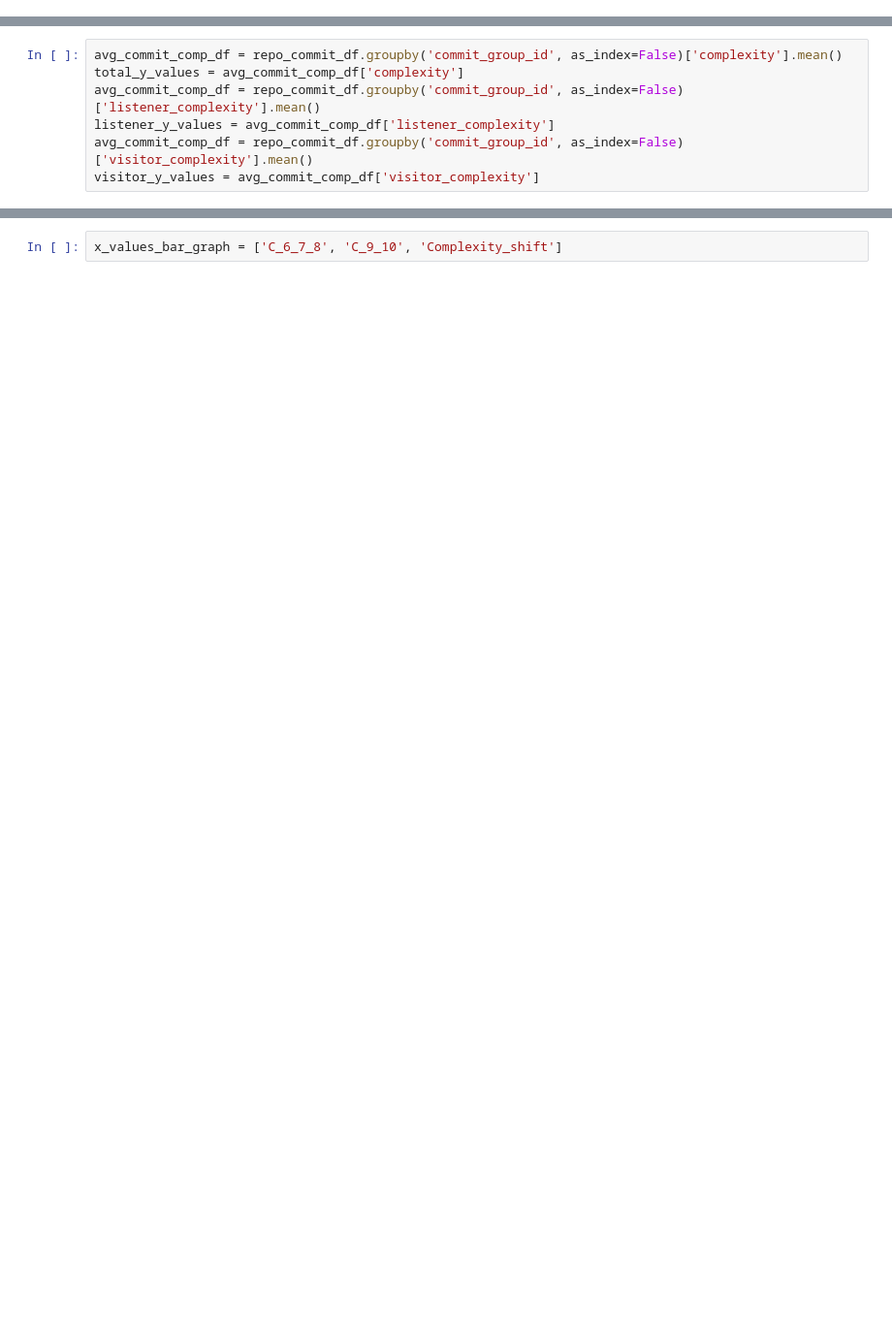
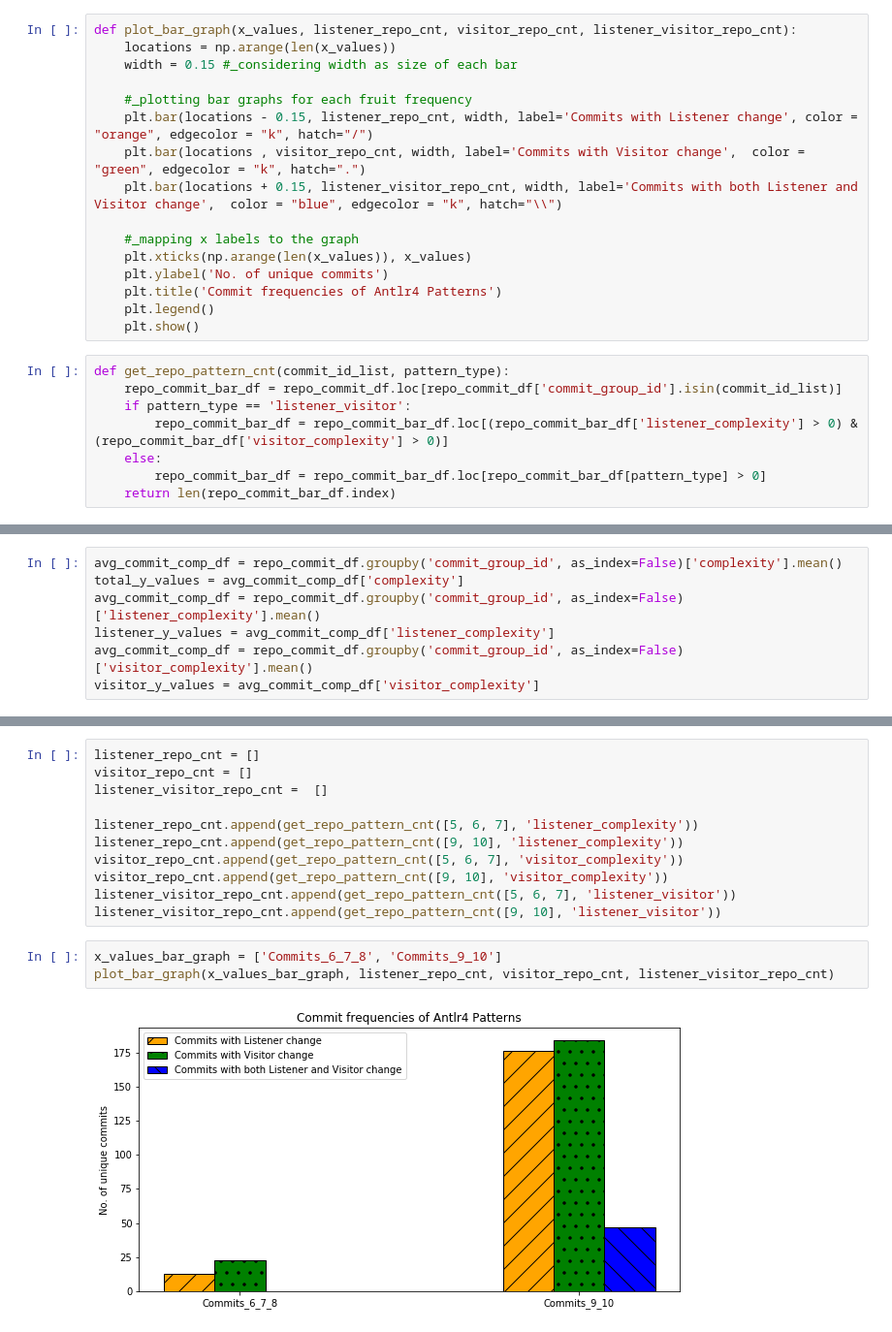
Before and after one commit to praveengadiyaram369/Antlr_Java_Repository_Miner, a Jupyter notebook: AnalyzingCommitHistories.ipynb, the cells around one changed output, grey strips where cells are left out. Shown at 97% size. Saved outputs shown, nothing was run; the diff lists cells and outputs as text; blank space fills up the shorter version.

Commit message:
adding changes for bar graph plot with commit changes

```diff
--- a/AnalyzingCommitHistories.ipynb
+++ b/AnalyzingCommitHistories.ipynb
@@ -20,6 +20,30 @@ def plot_line_graph(x_values, total_y_values, listener_y_values, visitor_y_value
     plt.title(title)
     plt.legend(loc="upper left")
     plt.show()
+# %%
+def plot_bar_graph(x_values, listener_repo_cnt, visitor_repo_cnt, listener_visitor_repo_cnt):
+    locations = np.arange(len(x_values))
+    width = 0.15 #_considering width as size of each bar
+
+    #_plotting bar graphs for each fruit frequency
+    plt.bar(locations - 0.15, listener_repo_cnt, width, label='Commits with Listener change', color = "orange", edgecolor = "k", hatch="/")
+    plt.bar(locations , visitor_repo_cnt, width, label='Commits with Visitor change',  color = "green", edgecolor = "k", hatch=".")
+    plt.bar(locations + 0.15, listener_visitor_repo_cnt, width, label='Commits with both Listener and Visitor change',  color = "blue", edgecolor = "k", hatch="\\")
+
+    #_mapping x labels to the graph
+    plt.xticks(np.arange(len(x_values)), x_values)
+    plt.ylabel('No. of unique commits')
+    plt.title('Commit frequencies of Antlr4 Patterns')
+    plt.legend()
+    plt.show()
+# %%
+def get_repo_pattern_cnt(commit_id_list, pattern_type):
+    repo_commit_bar_df = repo_commit_df.loc[repo_commit_df['commit_group_id'].isin(commit_id_list)]
+    if pattern_type == 'listener_visitor':
+        repo_commit_bar_df = repo_commit_bar_df.loc[(repo_commit_bar_df['listener_complexity'] > 0) & (repo_commit_bar_df['visitor_complexity'] > 0)]
+    else:
+        repo_commit_bar_df = repo_commit_bar_df.loc[repo_commit_bar_df[pattern_type] > 0]
+    return len(repo_commit_bar_df.index)
 # %%
 def get_commit_compleity_data(repo_id, commit):
     listener_complexity = 0
@@ -126,2 +150,16 @@ plot_line_graph(x_values, total_y_values, listener_y_values, visitor_y_values, "
-# %%
-x_values_bar_graph = ['C_6_7_8', 'C_9_10', 'Complexity_shift']
+# %%
+listener_repo_cnt = []
+visitor_repo_cnt = []
+listener_visitor_repo_cnt =  []
+
+listener_repo_cnt.append(get_repo_pattern_cnt([5, 6, 7], 'listener_complexity'))
+listener_repo_cnt.append(get_repo_pattern_cnt([9, 10], 'listener_complexity'))
+visitor_repo_cnt.append(get_repo_pattern_cnt([5, 6, 7], 'visitor_complexity'))
+visitor_repo_cnt.append(get_repo_pattern_cnt([9, 10], 'visitor_complexity'))
+listener_visitor_repo_cnt.append(get_repo_pattern_cnt([5, 6, 7], 'listener_visitor'))
+listener_visitor_repo_cnt.append(get_repo_pattern_cnt([9, 10], 'listener_visitor'))
+# %%
+x_values_bar_graph = ['Commits_6_7_8', 'Commits_9_10']
+plot_bar_graph(x_values_bar_graph, listener_repo_cnt, visitor_repo_cnt, listener_visitor_repo_cnt)
+# %% [output]
+[figure, added]
```
Also changed, not shown: parts of 8 cells of this notebook.
